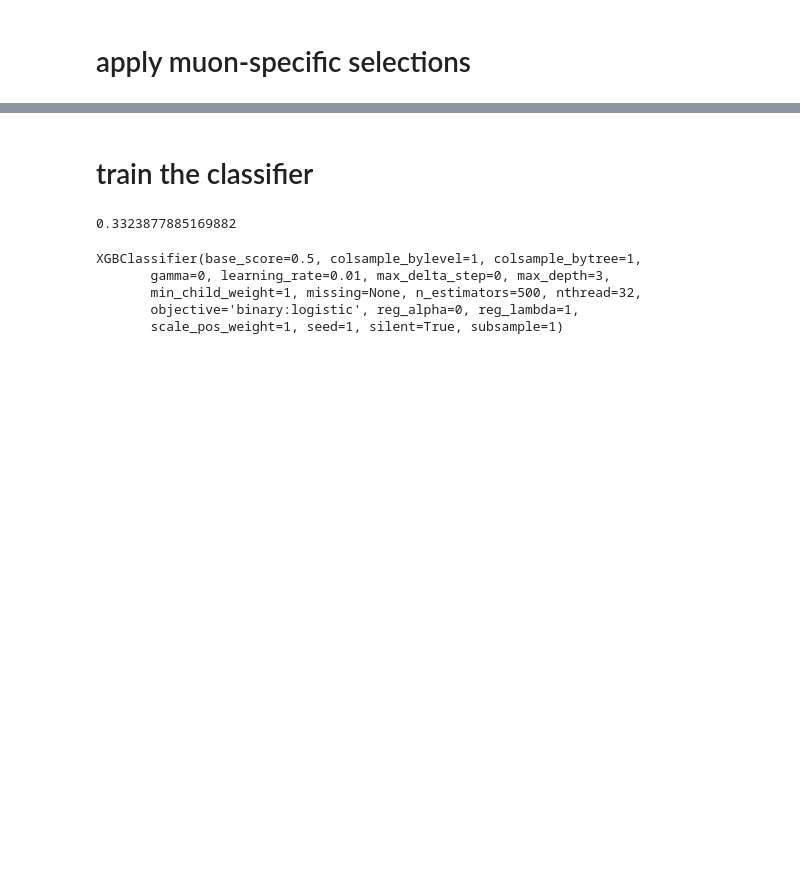
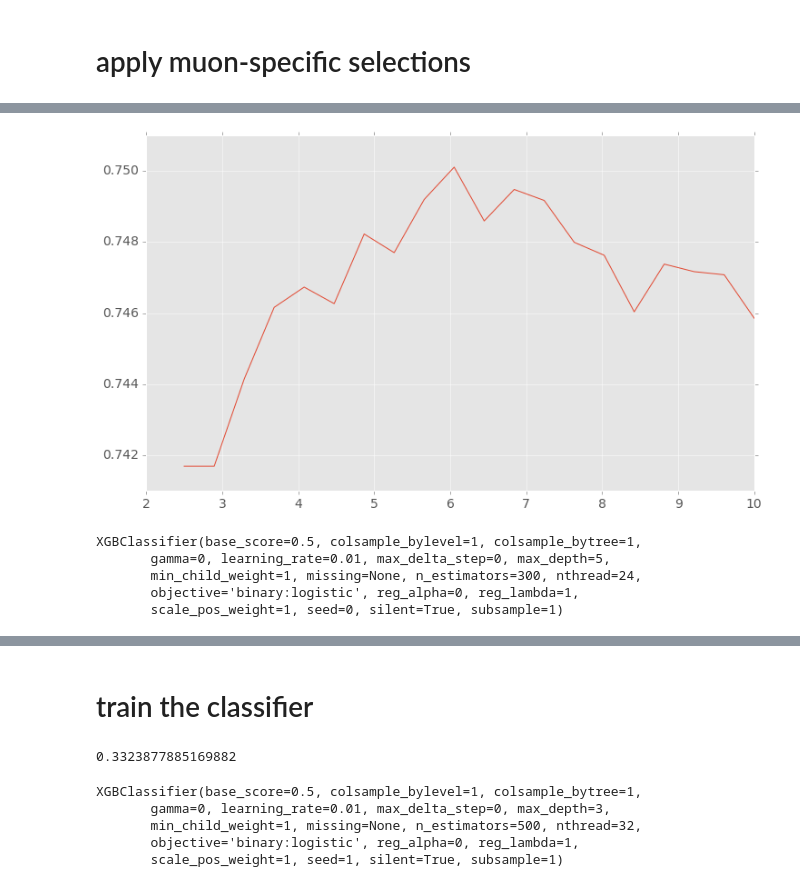
Before and after one commit to bixel/fttrainer, a Jupyter notebook: muon-training.ipynb, the cells around one changed output, grey strips where cells are left out. Drawn from its saved outputs; the diff is of its cells as text; code cells hidden in the pictures; blank space fills up the shorter version.

Commit message:
update muon training nb

```diff
--- a/muon-training.ipynb
+++ b/muon-training.ipynb
@@ -139,4 +68,0 @@ df['event_id'] = df.B_PT
-# %%
-# this is essentially because there were some default values missing for IPPUs
-df.replace(np.inf, 10000, inplace=True)
-df.dropna(inplace=True)
@@ -220,0 +132,19 @@ Efficiency 4.124%
+# %%
+# apply query
+for key, d in datasets.items():
+    df = d['data']
+    selected_df = df.query(' and '.join(queries))
+    selected_df.reset_index(drop=True, inplace=True)
+    max_pt_df = selected_df.iloc[selected_df.groupby('event_id')['tp_partPt'].idxmax()]
+    sel_event_number = ufloat(get_event_number(max_pt_df), np.sqrt(get_event_number(max_pt_df)))
+    datasets[key]['selected_data'] = selected_df
+    datasets[key]['event_number_selected'] = sel_event_number
+    datasets[key]['max_pt_data'] = max_pt_df
+    sel_efficiency = sel_event_number / datasets[key]['event_number']
+    avg_omega = ufloat(np.sum(max_pt_df.SigYield_sw * ~max_pt_df.target) / np.sum(max_pt_df.SigYield_sw),
+                       np.sqrt(np.sum(max_pt_df.SigYield_sw * ~max_pt_df.target)) / np.sum(max_pt_df.SigYield_sw))
+    avg_tagging_power = sel_efficiency * (1 - 2 * avg_omega)**2
+    print('{}:\tε:\t{}%'.format(key, sel_efficiency * 100))
+    print('\t⍵:\t{}%'.format(avg_omega * 100))
+    print('\tD2:\t{}%'.format((1 - 2 * avg_omega)**2 * 100))
+    print('\tε_eff:\t{}%'.format(avg_tagging_power * 100))
@@ -220,0 +160,23 @@ Efficiency 4.124%
+# %%
+df = datasets['RUNI']['data']
+evt_num = datasets['RUNI']['event_number']
+efficiencies = []
+e_effs = []
+ippu_cuts = np.linspace(2.5, 10, 20)
+for ippu_cut in tqdm(ippu_cuts):
+    qs = queries[:-1] + ['tp_IPPU > ' + str(ippu_cut)]
+    selected_df = df.query(' and '.join(qs))
+    selected_df.reset_index(drop=True, inplace=True)
+    max_pt_df = selected_df.iloc[selected_df.groupby('event_id')['tp_partPt'].idxmax()]
+    efficiency = get_event_number(max_pt_df) / evt_num.n
+    efficiencies.append(efficiency)
+    omega = np.average(~max_pt_df.target, weights=max_pt_df.SigYield_sw)
+    e_effs.append(efficiency * (1 - 2 * omega)**2)
+efficiencies = np.array(efficiencies)
+e_effs = np.array(e_effs)
+# %%
+# plt.plot(ippu_cuts, 100 * efficiencies)
+plt.plot(ippu_cuts, 100 * e_effs)
+plt.show()
+# %% [output]
+[figure, added]
@@ -220,0 +187,8 @@ Efficiency 4.124%
+# %%
+selection_model.fit(train_data[selection_features], train_labels)
+# %% [output]
+XGBClassifier(base_score=0.5, colsample_bylevel=1, colsample_bytree=1,
+       gamma=0, learning_rate=0.01, max_delta_step=0, max_depth=5,
+       min_child_weight=1, missing=None, n_estimators=300, nthread=24,
+       objective='binary:logistic', reg_alpha=0, reg_lambda=1,
+       scale_pos_weight=1, seed=0, silent=True, subsample=1)
```
Also changed, not shown: parts of 29 cells of this notebook.
